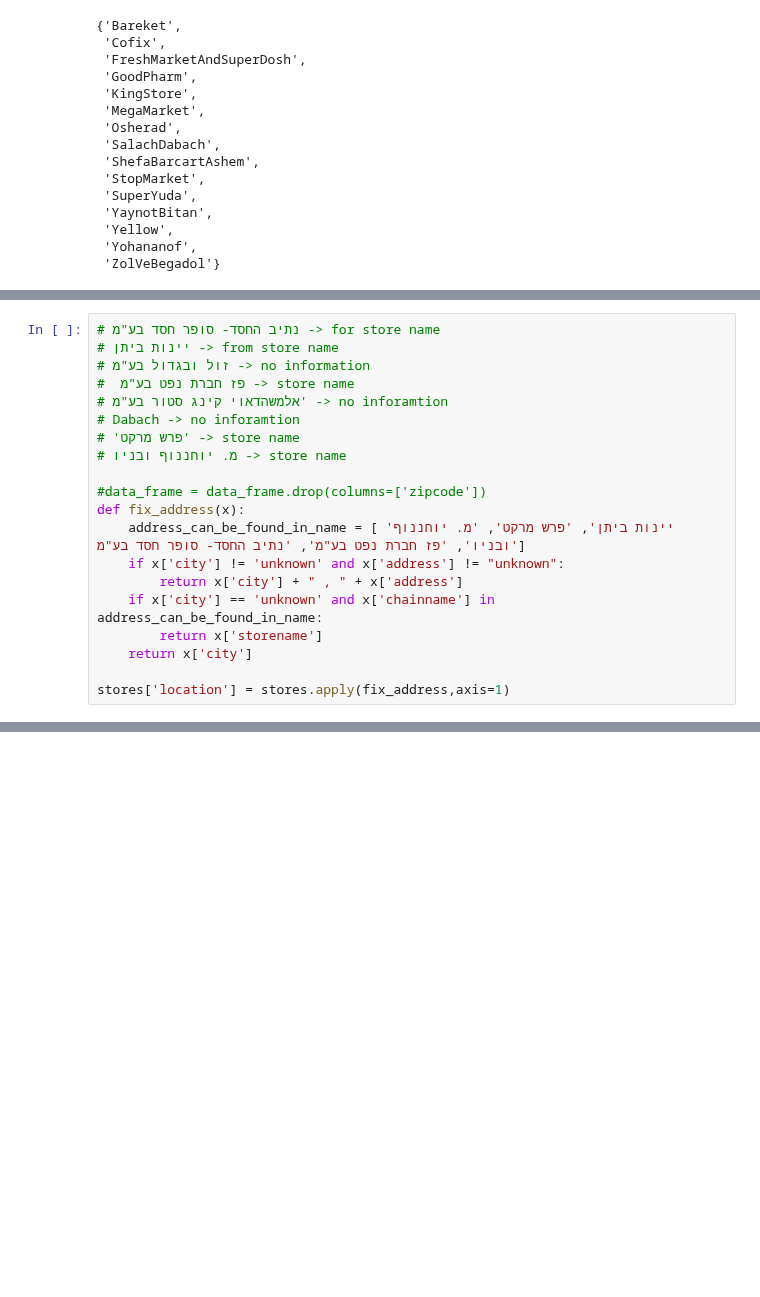
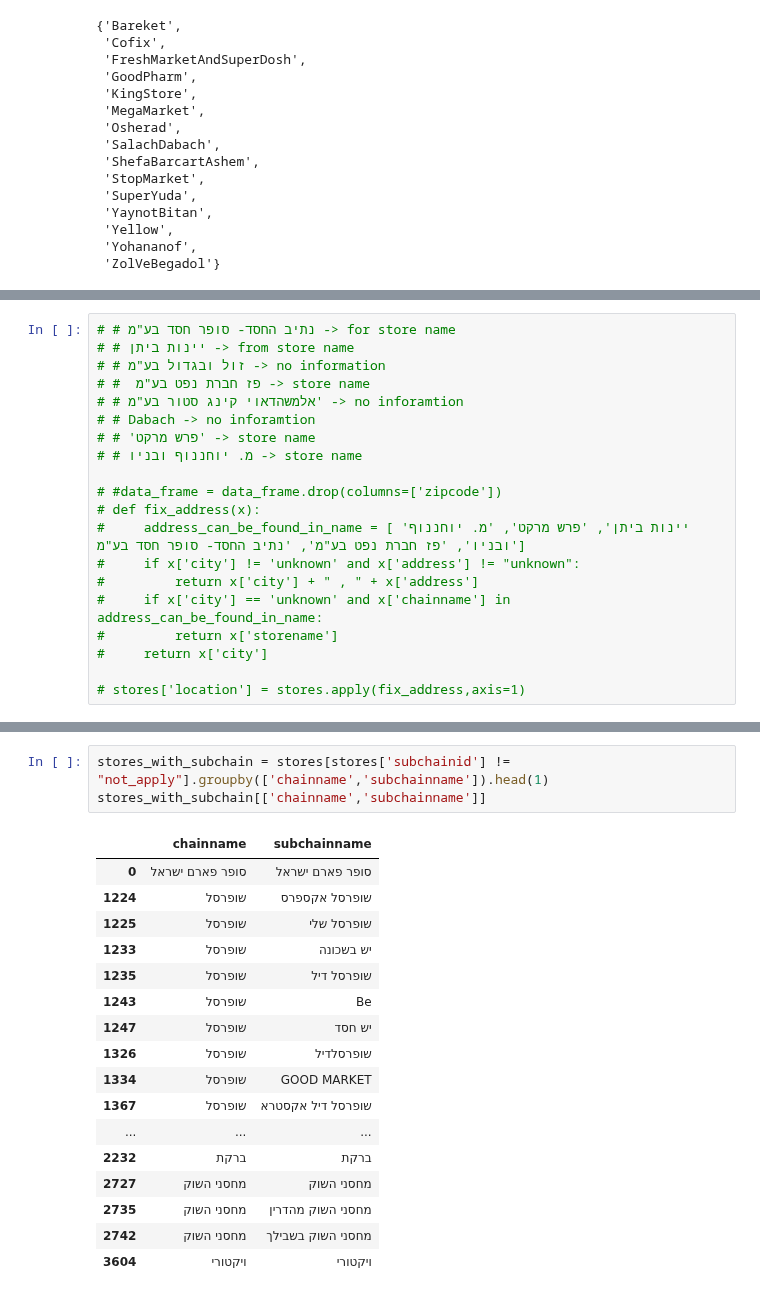
Before and after one commit to OpenIsraeliSupermarkets/israeli-supermarket-parsers, a Jupyter notebook: stores_lookup.ipynb, the cells around one changed output, grey strips where cells are left out. Cells and saved outputs as stored; diff of their text form; blank space fills up the shorter version.

Commit message:
stores formating done

```diff
--- a/stores_lookup.ipynb
+++ b/stores_lookup.ipynb
@@ -148,20 +133,20 @@ array(['טיב טעם', 'זול ובגדול בע"מ', 'אלמשהדאוי קי
 # %%
-# נתיב החסד- סופר חסד בע"מ -> for store name
-# יינות ביתן -> from store name
-# זול ובגדול בע"מ -> no information
-#  פז חברת נפט בע"מ -> store name
-# אלמשהדאוי קינג סטור בע"מ' -> no inforamtion
-# Dabach -> no inforamtion
-# 'פרש מרקט' -> store name
-# מ. יוחננוף ובניו -> store name
+# # נתיב החסד- סופר חסד בע"מ -> for store name
+# # יינות ביתן -> from store name
+# # זול ובגדול בע"מ -> no information
+# #  פז חברת נפט בע"מ -> store name
+# # אלמשהדאוי קינג סטור בע"מ' -> no inforamtion
+# # Dabach -> no inforamtion
+# # 'פרש מרקט' -> store name
+# # מ. יוחננוף ובניו -> store name
 
-#data_frame = data_frame.drop(columns=['zipcode'])
-def fix_address(x):
-    address_can_be_found_in_name = [ 'יינות ביתן', 'פרש מרקט', 'מ. יוחננוף ובניו', 'פז חברת נפט בע"מ', 'נתיב החסד- סופר חסד בע"מ']
-    if x['city'] != 'unknown' and x['address'] != "unknown":
-        return x['city'] + " , " + x['address']
-    if x['city'] == 'unknown' and x['chainname'] in address_can_be_found_in_name:
-        return x['storename']
-    return x['city']
+# #data_frame = data_frame.drop(columns=['zipcode'])
+# def fix_address(x):
+#     address_can_be_found_in_name = [ 'יינות ביתן', 'פרש מרקט', 'מ. יוחננוף ובניו', 'פז חברת נפט בע"מ', 'נתיב החסד- סופר חסד בע"מ']
+#     if x['city'] != 'unknown' and x['address'] != "unknown":
+#         return x['city'] + " , " + x['address']
+#     if x['city'] == 'unknown' and x['chainname'] in address_can_be_found_in_name:
+#         return x['storename']
+#     return x['city']
 
-stores['location'] = stores.apply(fix_address,axis=1)
+# stores['location'] = stores.apply(fix_address,axis=1)
@@ -176,0 +178,21 @@ exact_store = ['chainid', 'subchainid', 'storeid']
+# %%
+stores_with_subchain = stores[stores['subchainid'] != "not_apply"].groupby(['chainname','subchainname']).head(1)
+stores_with_subchain[['chainname','subchainname']]
+# %% [output]
+|  | chainname | subchainname |
+| 0 | סופר פארם ישראל | סופר פארם ישראל |
+| 1224 | שופרסל | שופרסל אקספרס |
+| 1225 | שופרסל | שופרסל שלי |
+| 1233 | שופרסל | יש בשכונה |
+| 1235 | שופרסל | שופרסל דיל |
+| 1243 | שופרסל | Be |
+| 1247 | שופרסל | יש חסד |
+| 1326 | שופרסל | שופרסלדיל |
+| 1334 | שופרסל | GOOD MARKET |
+| 1367 | שופרסל | שופרסל דיל אקסטרא |
+| ... | ... | ... |
+| 2232 | ברקת | ברקת |
+| 2727 | מחסני השוק | מחסני השוק |
+| 2735 | מחסני השוק | מחסני השוק מהדרין |
+| 2742 | מחסני השוק | מחסני השוק בשבילך |
+| 3604 | ויקטורי | ויקטורי |
```
Also changed, not shown: parts of 15 cells of this notebook, 3 other files.
